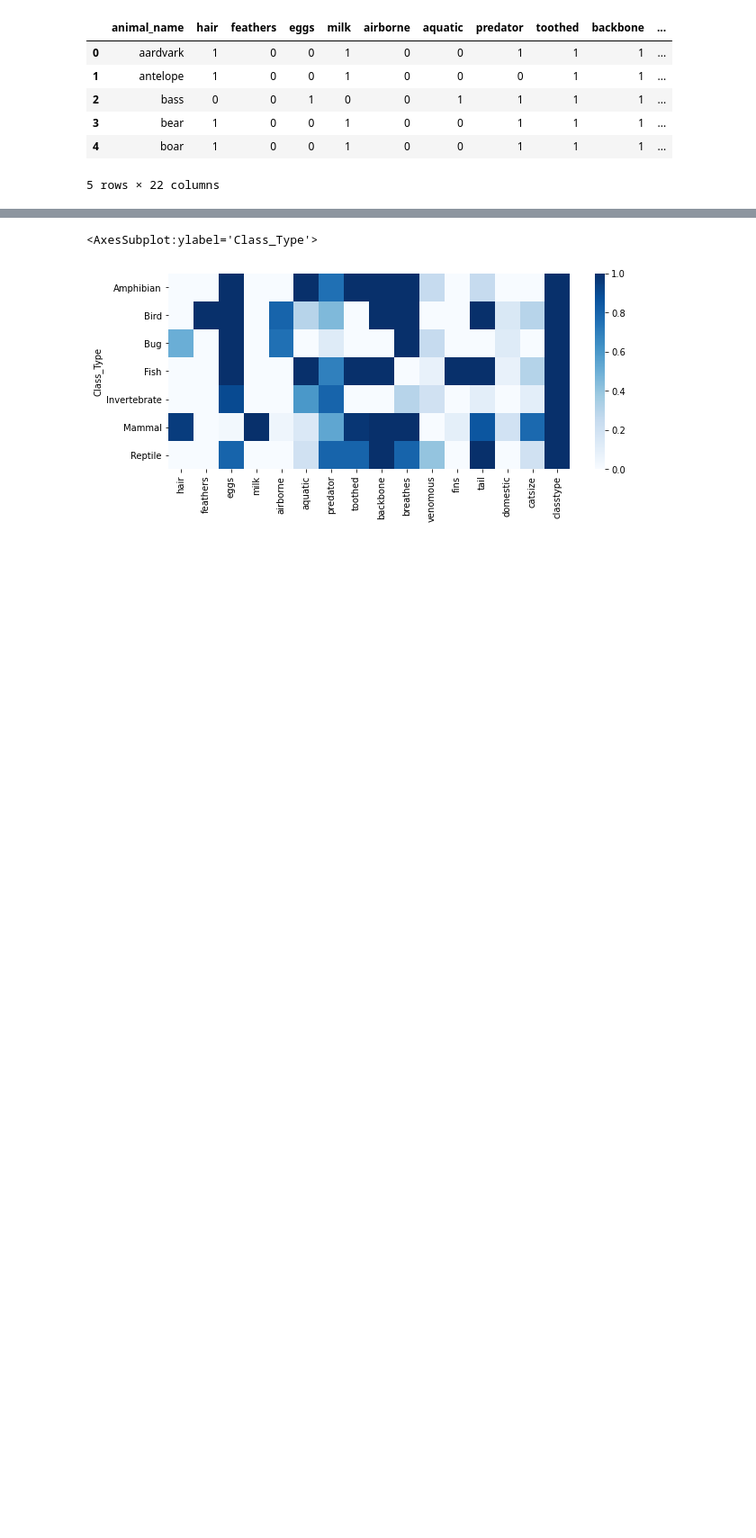
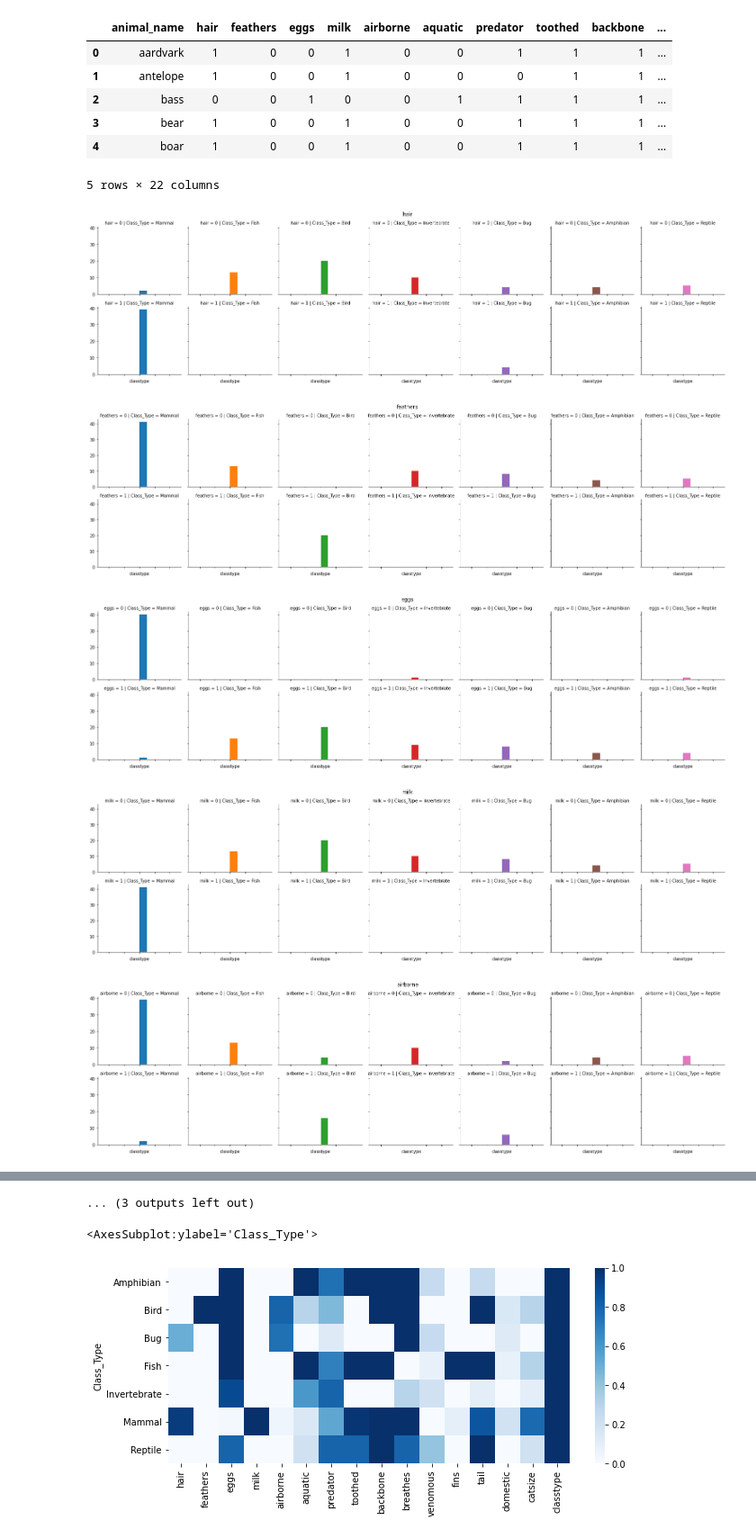
Before and after one commit to haibkhn/C4_Mining, a Jupyter notebook: final.ipynb, the cells around one changed output, grey strips where cells are left out. Shown at 90% size. Saved outputs shown, nothing was run; the diff lists cells and outputs as text; code cells hidden in the pictures; blank space fills up the shorter version.

```diff
--- a/final.ipynb
+++ b/final.ipynb
@@ -154,8 +156,14 @@ zoo_full["classtype"] = 1
 # %%
 # Dùng FacetGrid của Seaborn, ta có thể thấy được mức độ quan trọng của từng thuộc tính đối với các lớp
-# for i in feature:
-#     g = sns.FacetGrid(zoo_full, col="Class_Type", row=i, hue="Class_Type")
-#     g.map(plt.hist,"classtype")
-#     g.set(xticklabels=[])
-#     plt.subplots_adjust(top=0.9)
-#     g.fig.suptitle(i)
+for i in feature:
+    g = sns.FacetGrid(zoo_full, col="Class_Type", row=i, hue="Class_Type")
+    g.map(plt.hist,"classtype")
+    g.set(xticklabels=[])
+    plt.subplots_adjust(top=0.9)
+    g.fig.suptitle(i)
+# %% [output]
+[figure, added]
+[figure, added]
+[figure, added]
+[figure, added]
+[figure, added]
@@ -162,3 +177,4 @@ zoo_full["classtype"] = 1
+... (3 outputs left out)
 # %%
 # Tại vì thuộc tính "legs" không phải kiểu nhị phân nên ta tạm bỏ nó ra để hiển thị hóa dữ liệu với heatmap
 heat = zoo_full.groupby(by='Class_Type').mean()
```
Also changed, not shown: parts of 86 cells of this notebook, 1 other file.
